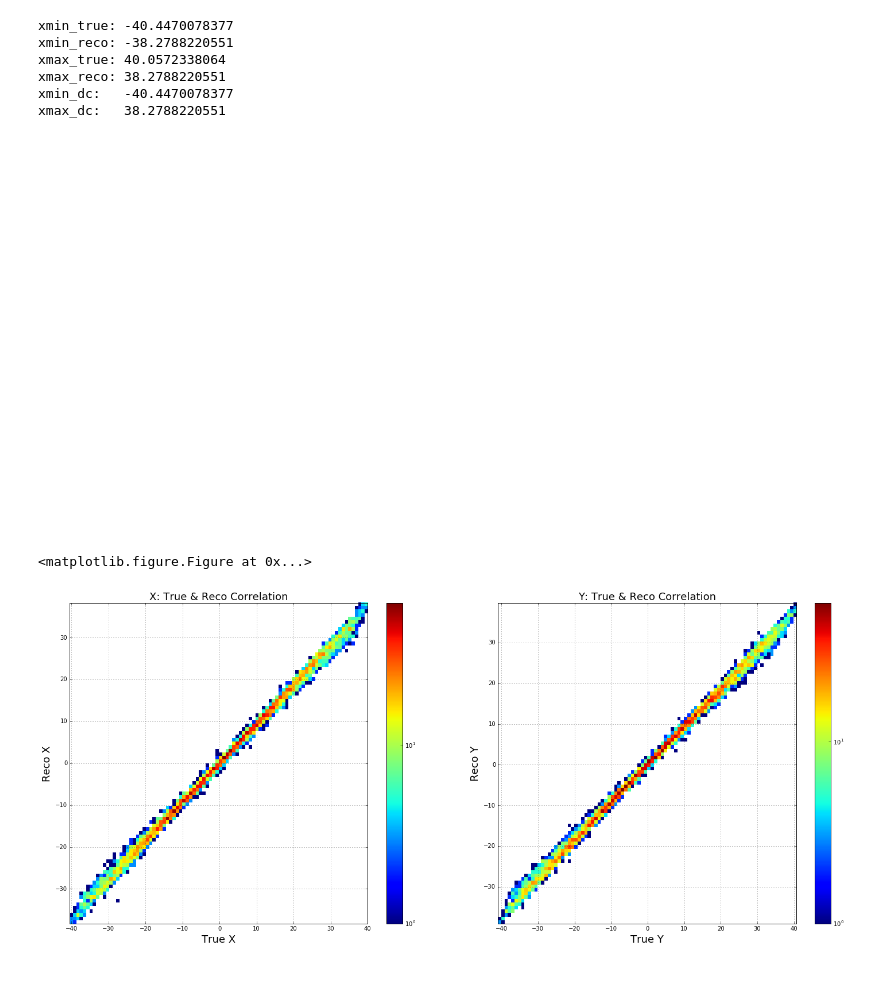
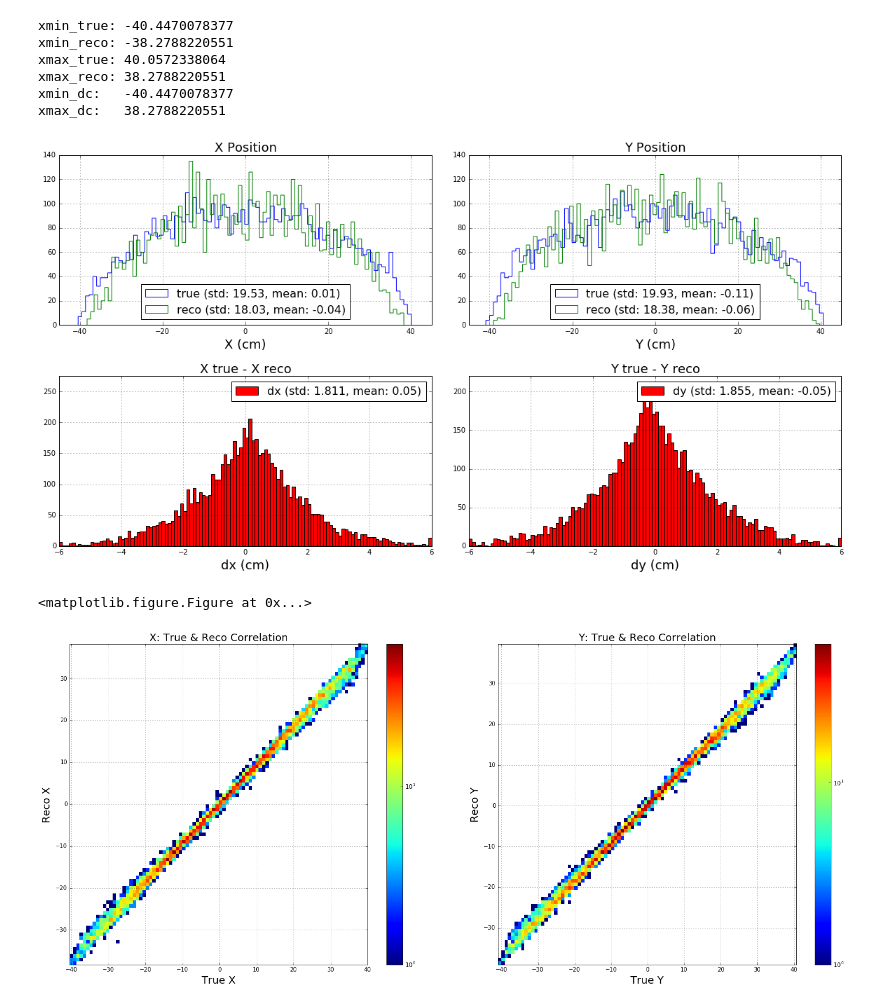
Before and after one commit to dbarg/helsinki_stockholm_collaboration, a Jupyter notebook: example.ipynb, the cells around one changed output. Cells and saved outputs as stored; diff of their text form; code cells hidden in the pictures; blank space fills up the shorter version.

```diff
--- a/example.ipynb
+++ b/example.ipynb
@@ -237,36 +237,36 @@ plt.title('X true - X reco', fontsize=18)
 plt.legend(fontsize=16)
 plt.grid(True)
 
 
 ####################################################################################################
 ####################################################################################################
 
 plt.subplot(rows, cols, 4)
 plt.hist(arr_dy_ovflw, bins=dxy_nbins, label=dy_label, fill=True, histtype='bar', color='r')
 plt.xlim([dxy_min, dxy_max])
 plt.ylim([0, 1.1 * plt.gca().get_ylim()[1]])
 plt.xlabel('dy (cm)', fontsize=18)
 plt.title('Y true - Y reco', fontsize=18)
 plt.legend(fontsize=16)
 plt.grid(True)
 plt.close()
 
 ####################################################################################################
 ####################################################################################################
 
 png_file = "plots/example_xy_errors_1d.png"
 plt.savefig(png_file)
 
 
 # diplay figure
 print()
-#display(fig)
+display(fig)
 print()
 
 # display png
-Image(filename=png_file)
+#Image(filename=png_file)
 # %% [output]
-[figure, old version]
+[figure, new version]
 <matplotlib.figure.Figure at 0x...>
 # %%
 
```
